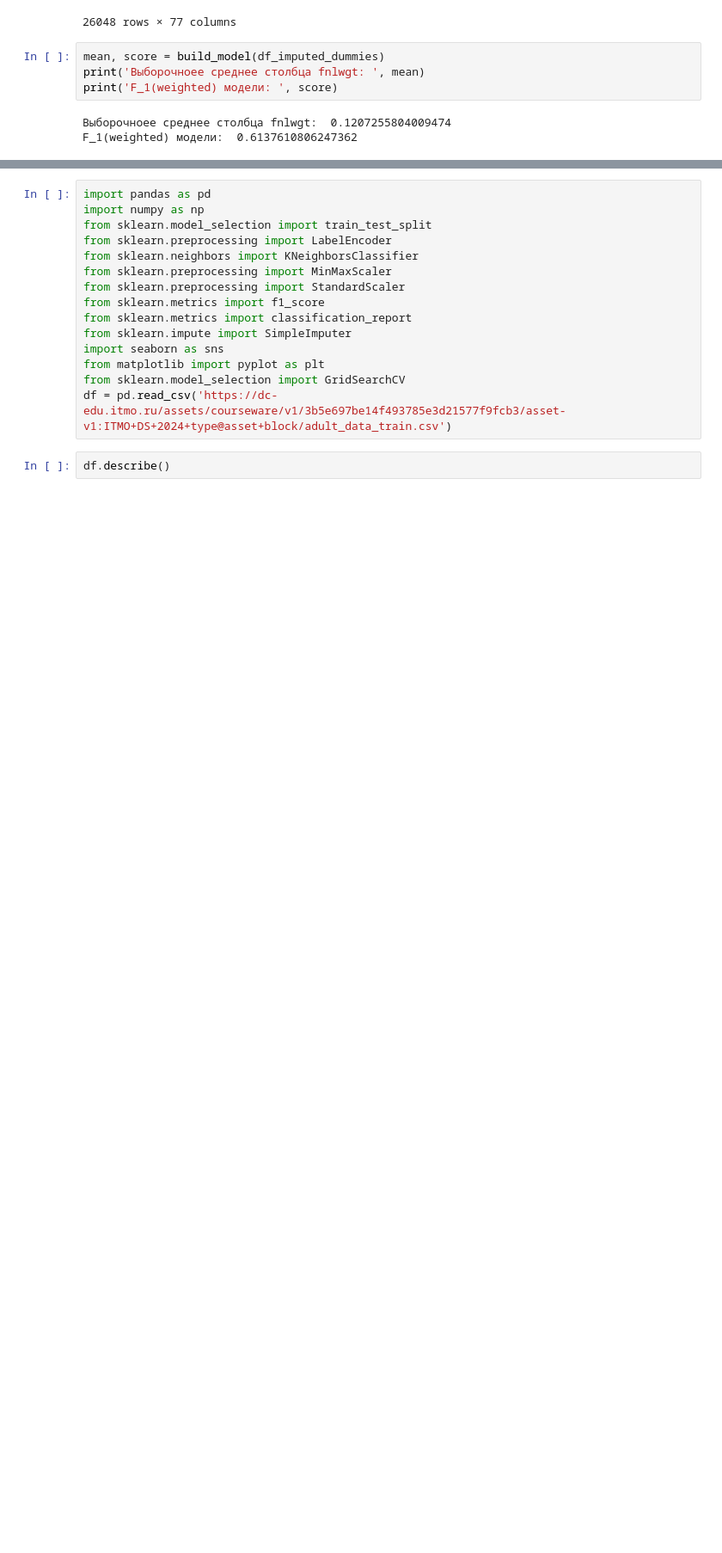
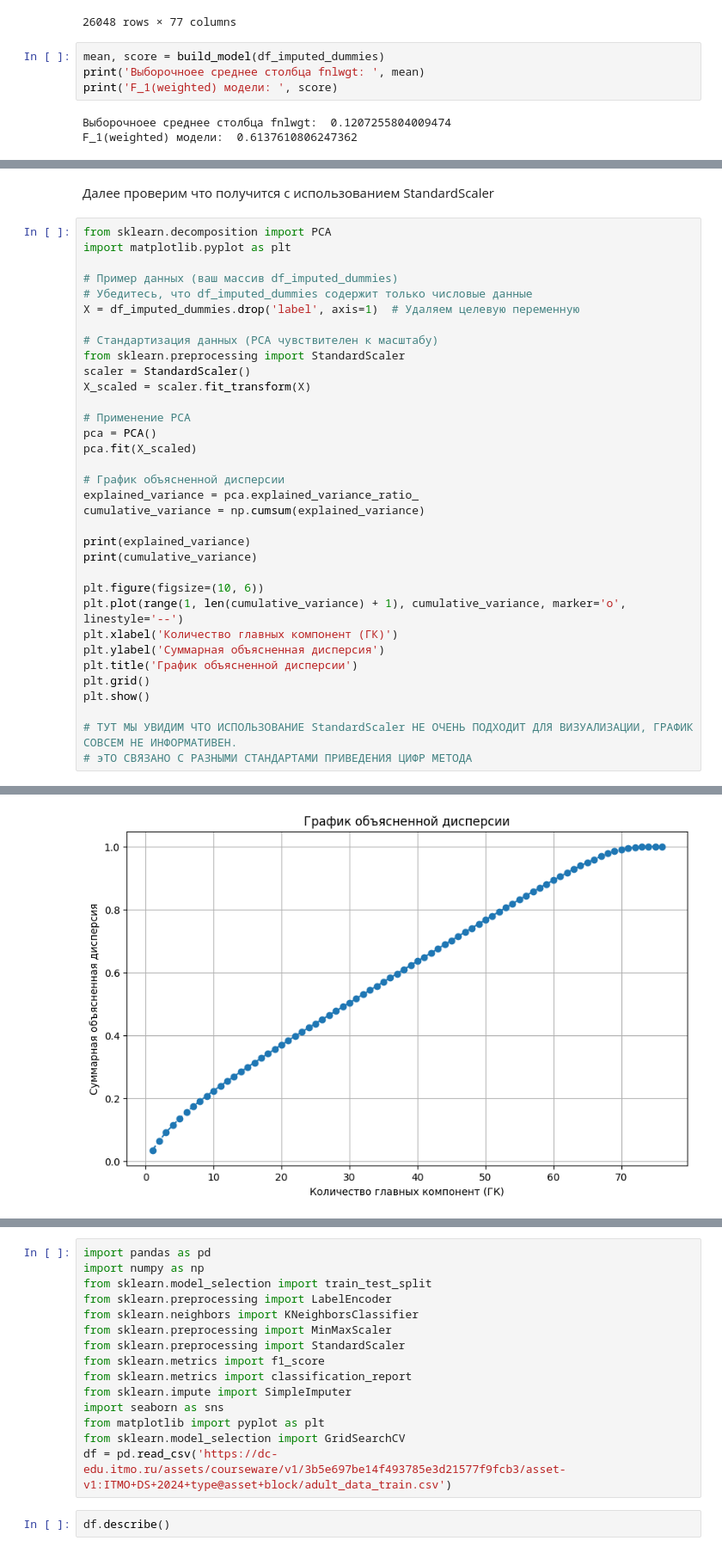
Before and after one commit to aleksandrchepinoga18/sklearn_KNeighborsClassifier_project, a Jupyter notebook: sklearn_KNeighborsClassifier_3_3_1.ipynb, the cells around one changed output, grey strips where cells are left out. Shown at 86% size. Saved outputs shown, nothing was run; the diff lists cells and outputs as text; blank space fills up the shorter version.

```diff
--- a/sklearn_KNeighborsClassifier_3_3_1.ipynb
+++ b/sklearn_KNeighborsClassifier_3_3_1.ipynb
@@ -672,0 +813,37 @@ F_1(weighted) модели:  0.6137610806247362
+# %% [markdown]
+Далее проверим что получится с использованием StandardScaler
+# %%
+from sklearn.decomposition import PCA
+import matplotlib.pyplot as plt
+
+# Пример данных (ваш массив df_imputed_dummies)
+# Убедитесь, что df_imputed_dummies содержит только числовые данные
+X = df_imputed_dummies.drop('label', axis=1)  # Удаляем целевую переменную
+
+# Стандартизация данных (PCA чувствителен к масштабу)
+from sklearn.preprocessing import StandardScaler
+scaler = StandardScaler()
+X_scaled = scaler.fit_transform(X)
+
+# Применение PCA
+pca = PCA()
+pca.fit(X_scaled)
+
+# График объясненной дисперсии
+explained_variance = pca.explained_variance_ratio_
+cumulative_variance = np.cumsum(explained_variance)
+
+print(explained_variance)
+print(cumulative_variance)
+
+plt.figure(figsize=(10, 6))
+plt.plot(range(1, len(cumulative_variance) + 1), cumulative_variance, marker='o', linestyle='--')
+plt.xlabel('Количество главных компонент (ГК)')
+plt.ylabel('Суммарная объясненная дисперсия')
+plt.title('График объясненной дисперсии')
+plt.grid()
+plt.show()
+
+# ТУТ МЫ УВИДИМ ЧТО ИСПОЛЬЗОВАНИЕ StandardScaler НЕ ОЧЕНЬ ПОДХОДИТ ДЛЯ ВИЗУАЛИЗАЦИИ, ГРАФИК СОВСЕМ НЕ ИНФОРМАТИВЕН.
+# эТО СВЯЗАНО С РАЗНЫМИ СТАНДАРТАМИ ПРИВЕДЕНИЯ ЦИФР МЕТОДА
+# %% [output]
@@ -672,0 +867 @@ F_1(weighted) модели:  0.6137610806247362
+[figure, added]
```
Also changed, not shown: parts of 49 cells of this notebook.
